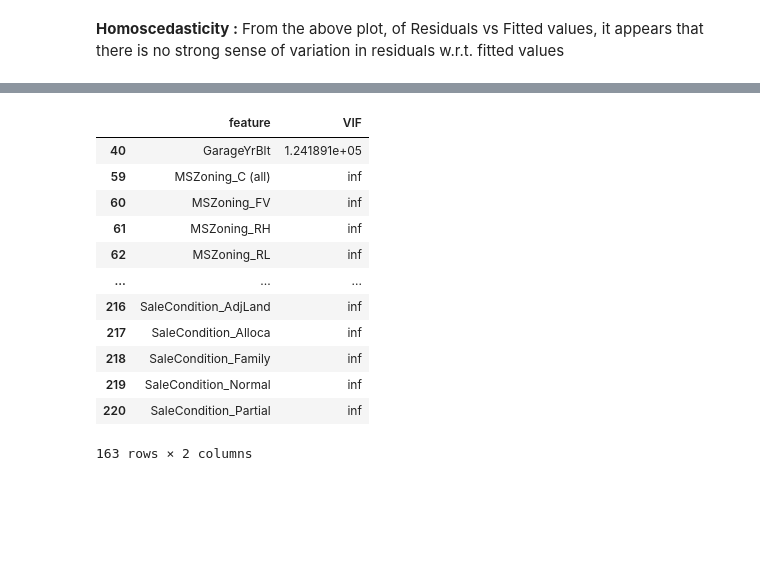
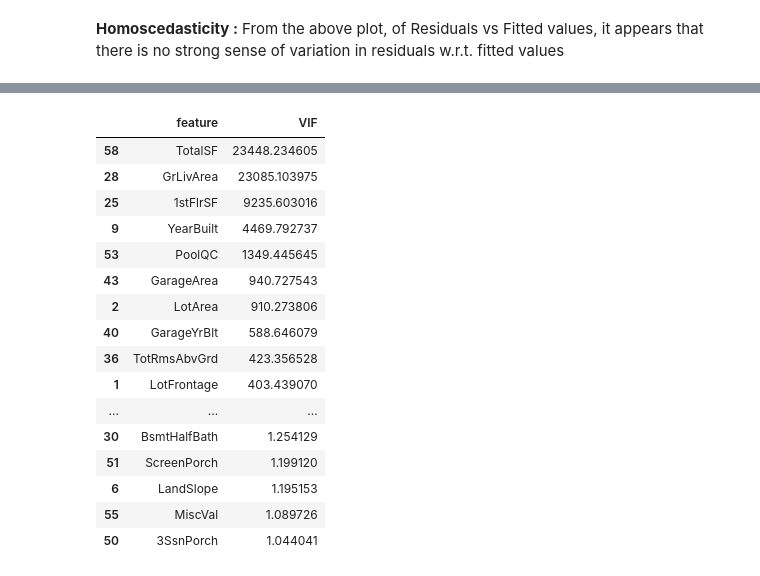
Before and after one commit to tilakmallikarjun/tilakmallikarjun, a Jupyter notebook: eda-notebook.ipynb, the cells around one changed output, grey strips where cells are left out. Drawn from its saved outputs; the diff is of its cells as text; code cells hidden in the pictures; blank space fills up the shorter version.

```diff
--- a/eda-notebook.ipynb
+++ b/eda-notebook.ipynb
@@ -539,3 +565,5 @@ Index(['MiscVal', 'PoolArea', 'LotArea', 'LowQualFinSF', '3SsnPorch',
+# %%
+data_X=data
 # %%
 skewness = skewness[abs(skewness) > 0.75]
 print("There are {} skewed numerical features to  log transform".format(skewness.shape[0]))
@@ -742,9 +771,14 @@ plt.show()
  From the above plot, of Residuals vs Fitted values, it appears that there is no strong sense of variation in residuals w.r.t. fitted values
 # %%
 from statsmodels.stats.outliers_influence import variance_inflation_factor
+feats=data_X.dtypes[data_X.dtypes != "object"].index
+feats
+data_numeric= data_X[feats]
+
 vif_data = pd.DataFrame()
-vif_data["feature"] = train.columns
+vif_data["feature"] = data_numeric.columns
 
 # calculating VIF for each feature
-vif_data["VIF"] = [variance_inflation_factor(train.values, i)
-                          for i in range(len(train.columns))]
+vif_data["VIF"] = [variance_inflation_factor(data_numeric.values, i)
+                          for i in range(len(data_numeric.columns))]
+vif_data.sort_values(by='VIF',ascending=False)
@@ -760,0 +805,3 @@ train.head()
+# %%
+data_numeric.loc[data_numeric['YearRemodAdd']==data_numeric['YearBuilt'],'YearRemodAdd']=0
+data_numeric[['YearBuilt','YearRemodAdd']]
@@ -761,22 +822,23 @@ train.head()
 # %%
-# VIF dataframe
-vif_data = pd.DataFrame()
-vif_data["feature"] = X_tr.columns
-
 # calculating VIF for each feature
-vif_data["VIF"] = [variance_inflation_factor(X.values, i)
-                          for i in range(len(X.columns))]
+vif_data["VIF"] = [variance_inflation_factor(data_numeric.values, i)
+                          for i in range(len(data_numeric.columns))]
+vif_data.sort_values(by='VIF',ascending=False)
 # %% [output]
 |  | feature | VIF |
-| 40 | GarageYrBlt | 1.241891e+05 |
-| 59 | MSZoning_C (all) | inf |
-| 60 | MSZoning_FV | inf |
-| 61 | MSZoning_RH | inf |
-| 62 | MSZoning_RL | inf |
+| 58 | TotalSF | 23448.234605 |
+| 28 | GrLivArea | 23085.103975 |
+| 25 | 1stFlrSF | 9235.603016 |
+| 9 | YearBuilt | 4469.792737 |
+| 53 | PoolQC | 1349.445645 |
+| 43 | GarageArea | 940.727543 |
+| 2 | LotArea | 910.273806 |
+| 40 | GarageYrBlt | 588.646079 |
+| 36 | TotRmsAbvGrd | 423.356528 |
+| 1 | LotFrontage | 403.439070 |
 | ... | ... | ... |
-| 216 | SaleCondition_AdjLand | inf |
-| 217 | SaleCondition_Alloca | inf |
-| 218 | SaleCondition_Family | inf |
-| 219 | SaleCondition_Normal | inf |
-| 220 | SaleCondition_Partial | inf |
+| 30 | BsmtHalfBath | 1.254129 |
+| 51 | ScreenPorch | 1.199120 |
+| 6 | LandSlope | 1.195153 |
+| 55 | MiscVal | 1.089726 |
+| 50 | 3SsnPorch | 1.044041 |
-163 rows × 2 columns
```
Also changed, not shown: parts of 24 cells of this notebook.
